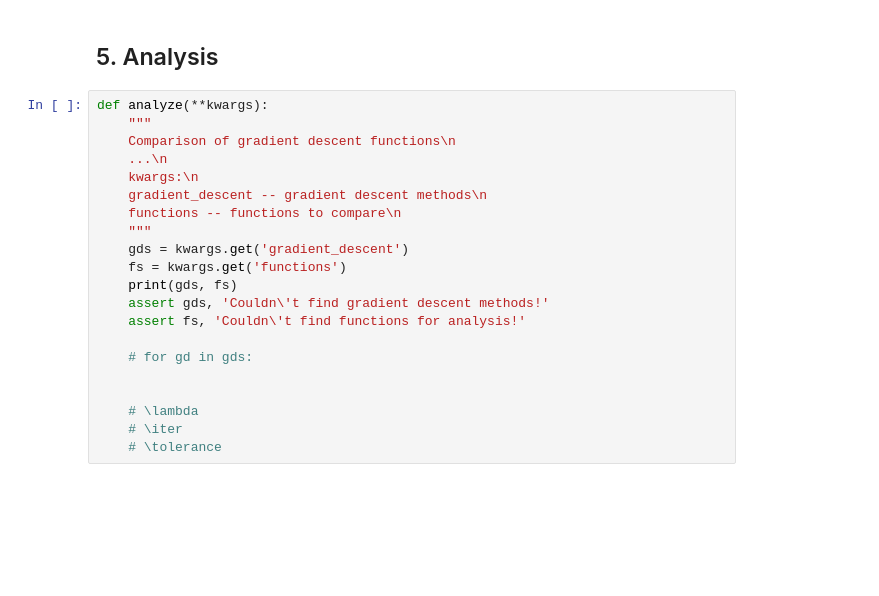
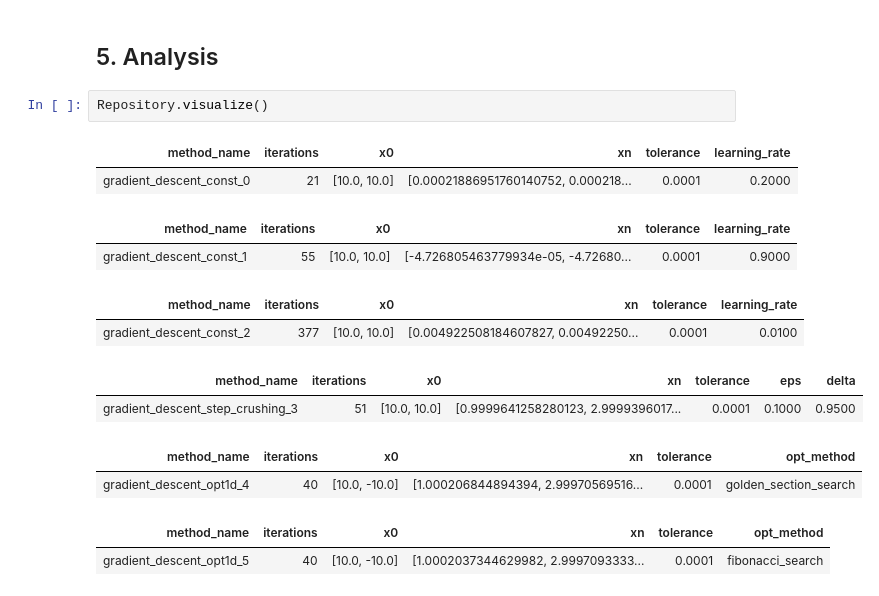
Before and after one commit to fadyat/ITMO-PROBLEMS, a Jupyter notebook: Applied-mathematics/IV semester/Solutions/lab2/solution.ipynb, the cells around one changed output. Saved outputs shown, nothing was run; the diff lists cells and outputs as text; blank space fills up the shorter version.

```diff
--- a/Applied-mathematics/IV semester/Solutions/lab2/solution.ipynb
+++ b/Applied-mathematics/IV semester/Solutions/lab2/solution.ipynb
@@ -314,24 +342,18 @@ gradient_descent_fletcher_reeves(f2, golden_section_search, np.array([10, -10],
 [figure]
 # %% [markdown]
 ## 5. Analysis
-# %%
-def analyze(**kwargs):
-    """
-    Comparison of gradient descent functions\n
-    ...\n
-    kwargs:\n
-    gradient_descent -- gradient descent methods\n
-    functions -- functions to compare\n
-    """
-    gds = kwargs.get('gradient_descent')
-    fs = kwargs.get('functions')
-    print(gds, fs)
-    assert gds, 'Couldn\'t find gradient descent methods!'
-    assert fs, 'Couldn\'t find functions for analysis!'
-
-    # for gd in gds:
-
-
-    # \lambda
-    # \iter
-    # \tolerance
+# %%
+Repository.visualize()
+# %% [output]
+| method_name | iterations | x0 | xn | tolerance | learning_rate |
+| gradient_descent_const_0 | 21 | [10.0, 10.0] | [0.00021886951760140752, 0.000218... | 0.0001 | 0.2000 |
+| method_name | iterations | x0 | xn | tolerance | learning_rate |
+| gradient_descent_const_1 | 55 | [10.0, 10.0] | [-4.726805463779934e-05, -4.72680... | 0.0001 | 0.9000 |
+| method_name | iterations | x0 | xn | tolerance | learning_rate |
+| gradient_descent_const_2 | 377 | [10.0, 10.0] | [0.004922508184607827, 0.00492250... | 0.0001 | 0.0100 |
+| method_name | iterations | x0 | xn | tolerance | eps | delta |
+| gradient_descent_step_crushing_3 | 51 | [10.0, 10.0] | [0.9999641258280123, 2.9999396017... | 0.0001 | 0.1000 | 0.9500 |
+| method_name | iterations | x0 | xn | tolerance | opt_method |
+| gradient_descent_opt1d_4 | 40 | [10.0, -10.0] | [1.000206844894394, 2.99970569516... | 0.0001 | golden_section_search |
+| method_name | iterations | x0 | xn | tolerance | opt_method |
+| gradient_descent_opt1d_5 | 40 | [10.0, -10.0] | [1.0002037344629982, 2.9997093333... | 0.0001 | fibonacci_search |
```
Also changed, not shown: parts of 15 cells of this notebook.
